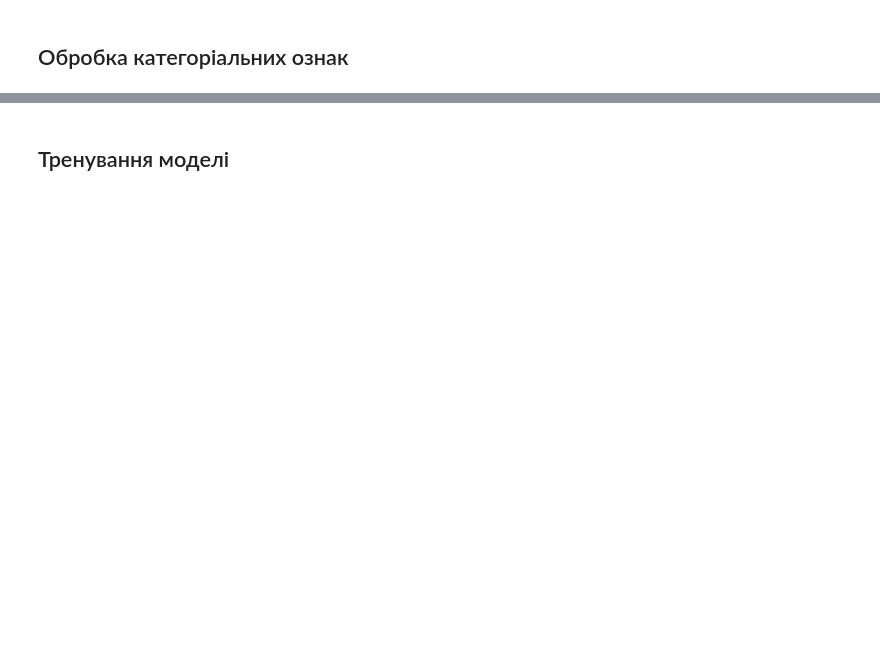
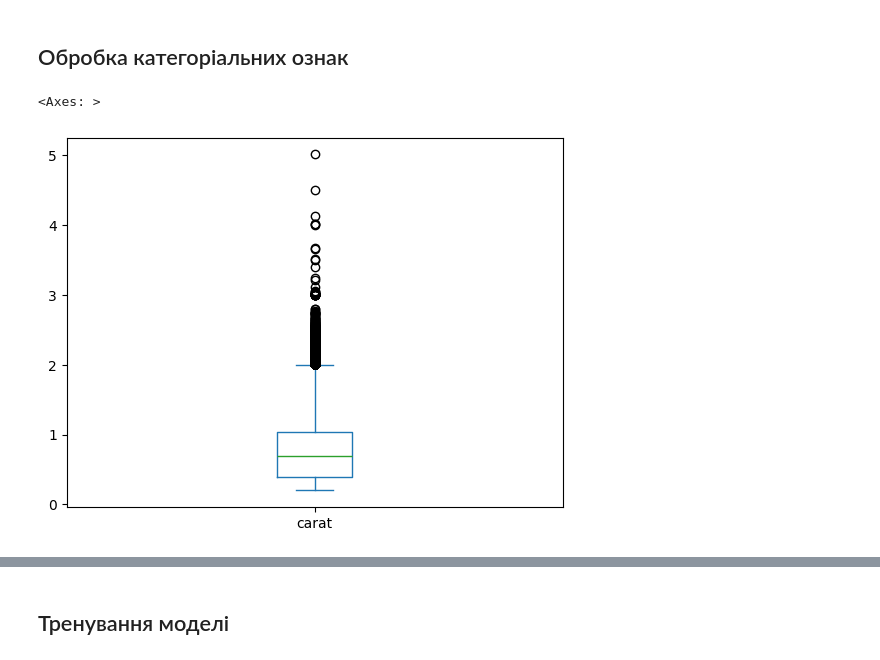
Before and after one commit to HalyshAnton/Python-AI, a Jupyter notebook: linear_regression.ipynb, the cells around one changed output, grey strips where cells are left out. Cells and saved outputs as stored; diff of their text form; code cells hidden in the pictures; blank space fills up the shorter version.

```diff
--- a/linear_regression.ipynb
+++ b/linear_regression.ipynb
@@ -427,3 +439,8 @@ df.head()
 ![](https://www.datocms-assets.com/25216/1654106726-m-diamond-cut-1125x540.jpg)
 # %% [markdown]
 ## Обробка категоріальних ознак
+# %%
+df['carat'].plot(kind='box')
+# %% [output]
+<Axes: >
+[figure, added]
```
Also changed, not shown: parts of 35 cells of this notebook.
